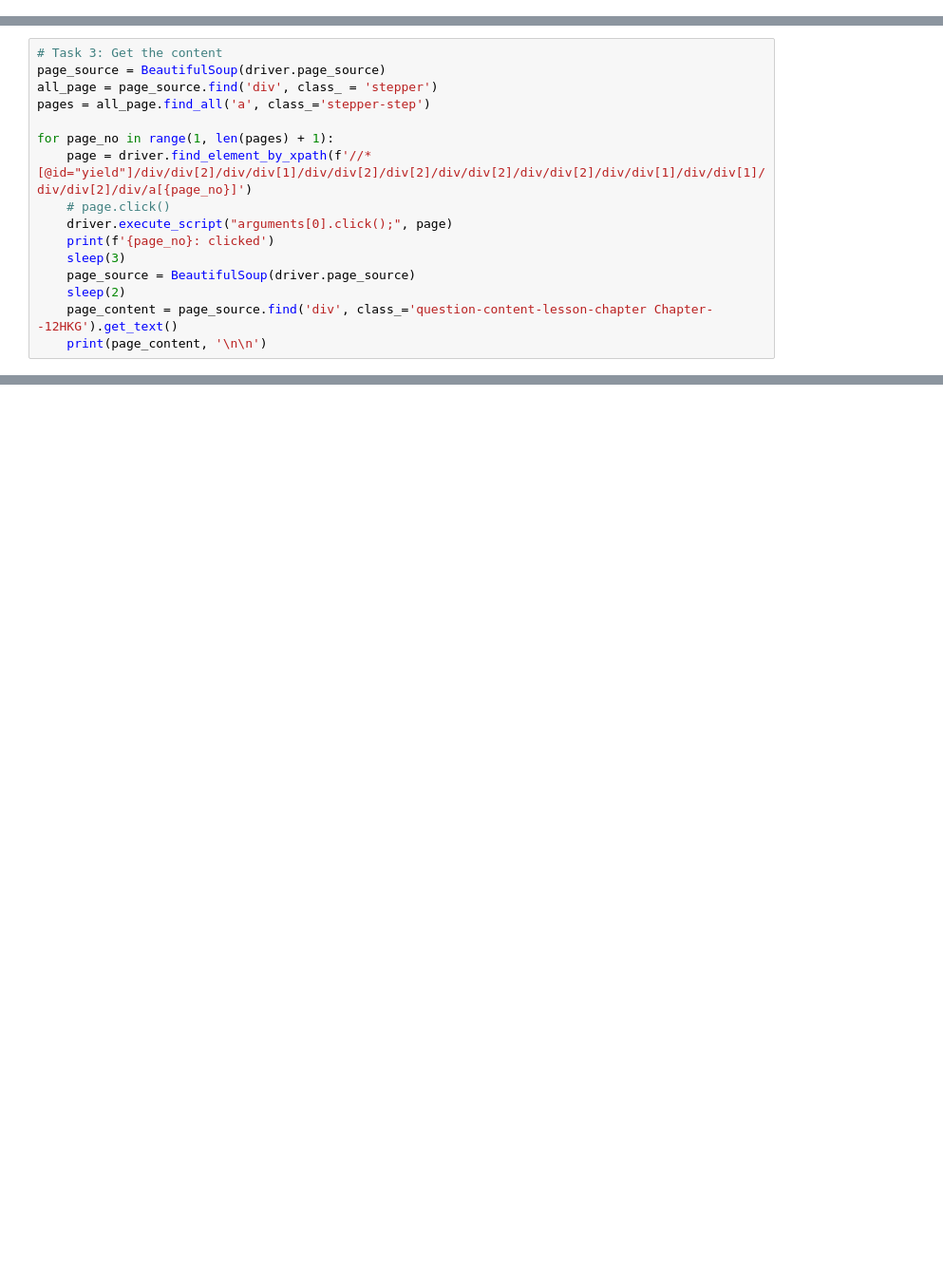
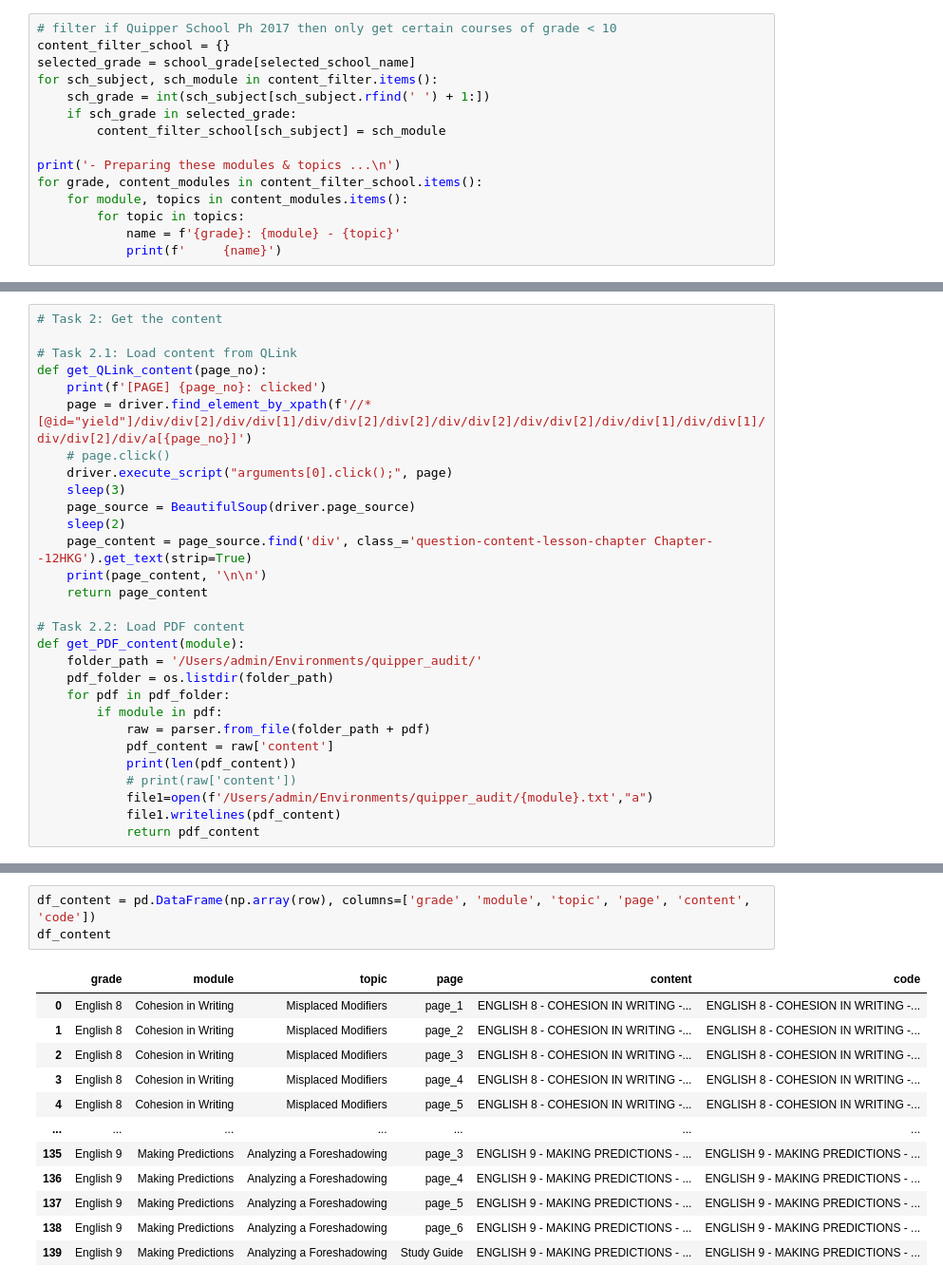
Before and after one commit to daph-td/content-audit, a Jupyter notebook: audit.ipynb, the cells around one changed output, grey strips where cells are left out. Shown: that part at 95% size. Cells and saved outputs as stored; diff of their text form; blank space fills up the shorter version.

```diff
--- a/audit.ipynb
+++ b/audit.ipynb
@@ -86,0 +289,15 @@ Please input URL: https://link.quipper.com/en/organizations/58b75e136e392c6f6700
+# %%
+# filter if Quipper School Ph 2017 then only get certain courses of grade < 10
+content_filter_school = {}
+selected_grade = school_grade[selected_school_name]
+for sch_subject, sch_module in content_filter.items():
+    sch_grade = int(sch_subject[sch_subject.rfind(' ') + 1:])
+    if sch_grade in selected_grade:
+        content_filter_school[sch_subject] = sch_module
+
+print('- Preparing these modules & topics ...\n')
+for grade, content_modules in content_filter_school.items():
+    for module, topics in content_modules.items():
+        for topic in topics:
+            name = f'{grade}: {module} - {topic}'
+            print(f'     {name}')
@@ -87,16 +384,29 @@ Please input URL: https://link.quipper.com/en/organizations/58b75e136e392c6f6700
 # %%
-# Task 3: Get the content
-page_source = BeautifulSoup(driver.page_source)
-all_page = page_source.find('div', class_ = 'stepper')
-pages = all_page.find_all('a', class_='stepper-step')
+# Task 2: Get the content
 
-for page_no in range(1, len(pages) + 1):
+# Task 2.1: Load content from QLink
+def get_QLink_content(page_no):
+    print(f'[PAGE] {page_no}: clicked')
     page = driver.find_element_by_xpath(f'//*[@id="yield"]/div/div[2]/div/div[1]/div/div[2]/div[2]/div/div[2]/div/div[2]/div/div[1]/div/div[1]/div/div[2]/div/a[{page_no}]')
     # page.click()
     driver.execute_script("arguments[0].click();", page)
-    print(f'{page_no}: clicked')
     sleep(3)
     page_source = BeautifulSoup(driver.page_source)
     sleep(2)
-    page_content = page_source.find('div', class_='question-content-lesson-chapter Chapter--12HKG').get_text()
+    page_content = page_source.find('div', class_='question-content-lesson-chapter Chapter--12HKG').get_text(strip=True)
     print(page_content, '\n\n')
+    return page_content
+
+# Task 2.2: Load PDF content
+def get_PDF_content(module):
+    folder_path = '/Users/admin/Environments/quipper_audit/'
+    pdf_folder = os.listdir(folder_path)
+    for pdf in pdf_folder:
+        if module in pdf:
+            raw = parser.from_file(folder_path + pdf)
+            pdf_content = raw['content']
+            print(len(pdf_content))
+            # print(raw['content'])
+            file1=open(f'/Users/admin/Environments/quipper_audit/{module}.txt',"a")
+            file1.writelines(pdf_content)
+            return pdf_content
@@ -120,0 +675,16 @@ Report errors
+# %%
+df_content = pd.DataFrame(np.array(row), columns=['grade', 'module', 'topic', 'page', 'content', 'code'])
+df_content
+# %% [output]
+|  | grade | module | topic | page | content | code |
+| 0 | English 8 | Cohesion in Writing | Misplaced Modifiers | page_1 | ENGLISH 8 - COHESION IN WRITING -... | ENGLISH 8 - COHESION IN WRITING -... |
+| 1 | English 8 | Cohesion in Writing | Misplaced Modifiers | page_2 | ENGLISH 8 - COHESION IN WRITING -... | ENGLISH 8 - COHESION IN WRITING -... |
+| 2 | English 8 | Cohesion in Writing | Misplaced Modifiers | page_3 | ENGLISH 8 - COHESION IN WRITING -... | ENGLISH 8 - COHESION IN WRITING -... |
+| 3 | English 8 | Cohesion in Writing | Misplaced Modifiers | page_4 | ENGLISH 8 - COHESION IN WRITING -... | ENGLISH 8 - COHESION IN WRITING -... |
+| 4 | English 8 | Cohesion in Writing | Misplaced Modifiers | page_5 | ENGLISH 8 - COHESION IN WRITING -... | ENGLISH 8 - COHESION IN WRITING -... |
+| ... | ... | ... | ... | ... | ... | ... |
+| 135 | English 9 | Making Predictions | Analyzing a Foreshadowing | page_3 | ENGLISH 9 - MAKING PREDICTIONS - ... | ENGLISH 9 - MAKING PREDICTIONS - ... |
+| 136 | English 9 | Making Predictions | Analyzing a Foreshadowing | page_4 | ENGLISH 9 - MAKING PREDICTIONS - ... | ENGLISH 9 - MAKING PREDICTIONS - ... |
+| 137 | English 9 | Making Predictions | Analyzing a Foreshadowing | page_5 | ENGLISH 9 - MAKING PREDICTIONS - ... | ENGLISH 9 - MAKING PREDICTIONS - ... |
+| 138 | English 9 | Making Predictions | Analyzing a Foreshadowing | page_6 | ENGLISH 9 - MAKING PREDICTIONS - ... | ENGLISH 9 - MAKING PREDICTIONS - ... |
+| 139 | English 9 | Making Predictions | Analyzing a Foreshadowing | Study Guide | ENGLISH 9 - MAKING PREDICTIONS - ... | ENGLISH 9 - MAKING PREDICTIONS - ... |
```
Also changed, not shown: parts of 26 cells of this notebook, 26 other files.
